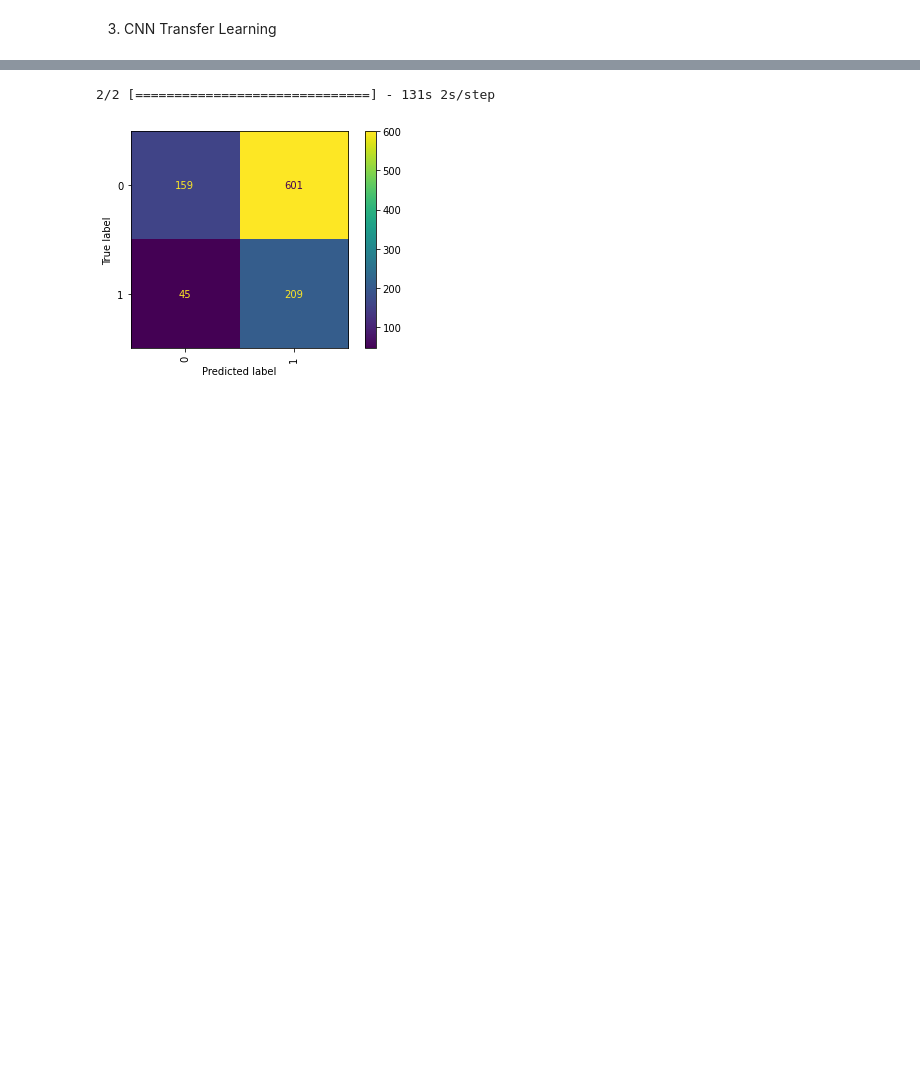
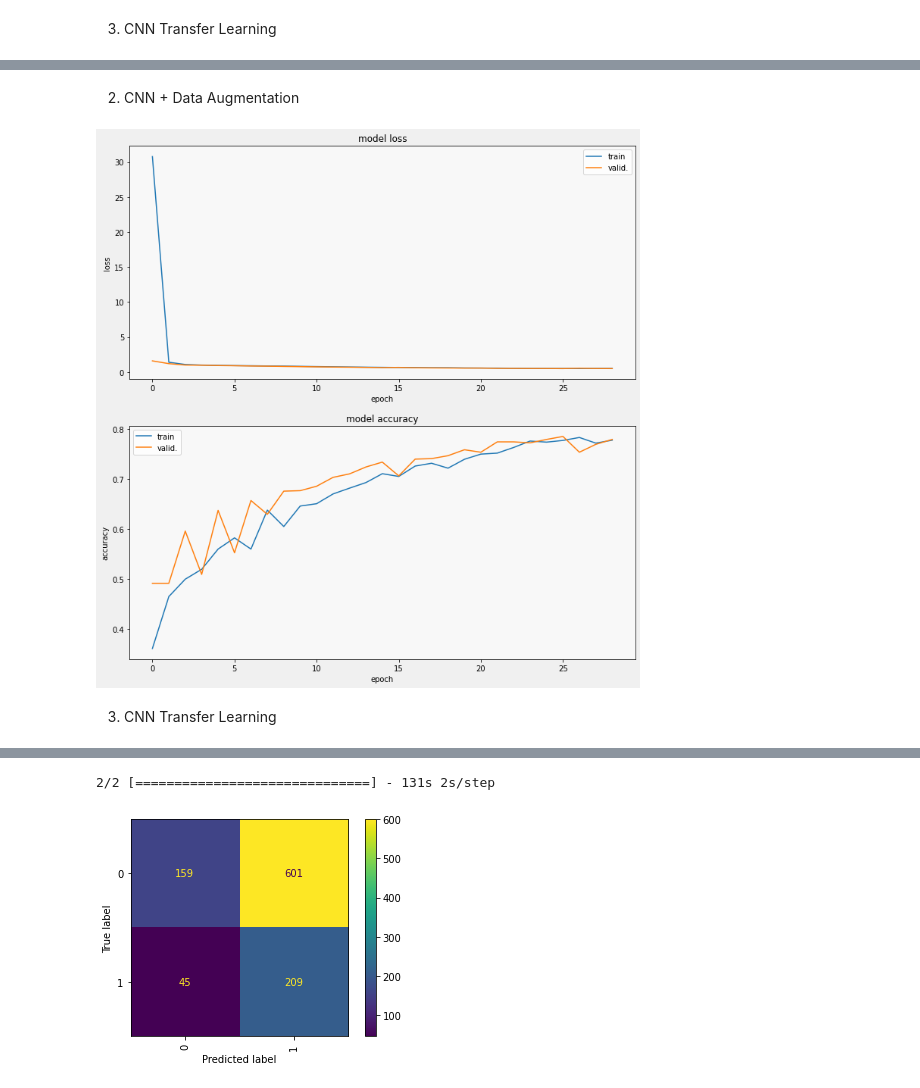
Before and after one commit to d-portugal/chest_x_ray, a Jupyter notebook: chest_xray_APA.ipynb, the cells around one changed output, grey strips where cells are left out. Cells and saved outputs as stored; diff of their text form; code cells hidden in the pictures; blank space fills up the shorter version.

```diff
--- a/chest_xray_APA.ipynb
+++ b/chest_xray_APA.ipynb
@@ -382,3 +322,22 @@ def display_training_curves(training, validation, title, subplot):
+# %% [markdown]
+2.   CNN + Data Augmentation
+# %%
+display_training_curves(
+    history_aug.history['loss'],
+    history_aug.history['val_loss'],
+    'loss',
+    211,
+)
+display_training_curves(
+    history_aug.history['accuracy'],
+    history_aug.history['val_accuracy'],
+    'accuracy',
+    212,
+)
+# %% [output]
+[figure, added]
+# %% [markdown]
+3.   CNN Transfer Learning
 # %%
 display_training_curves(
     history_transfer.history['loss'],
```
Also changed, not shown: parts of 21 cells of this notebook.
